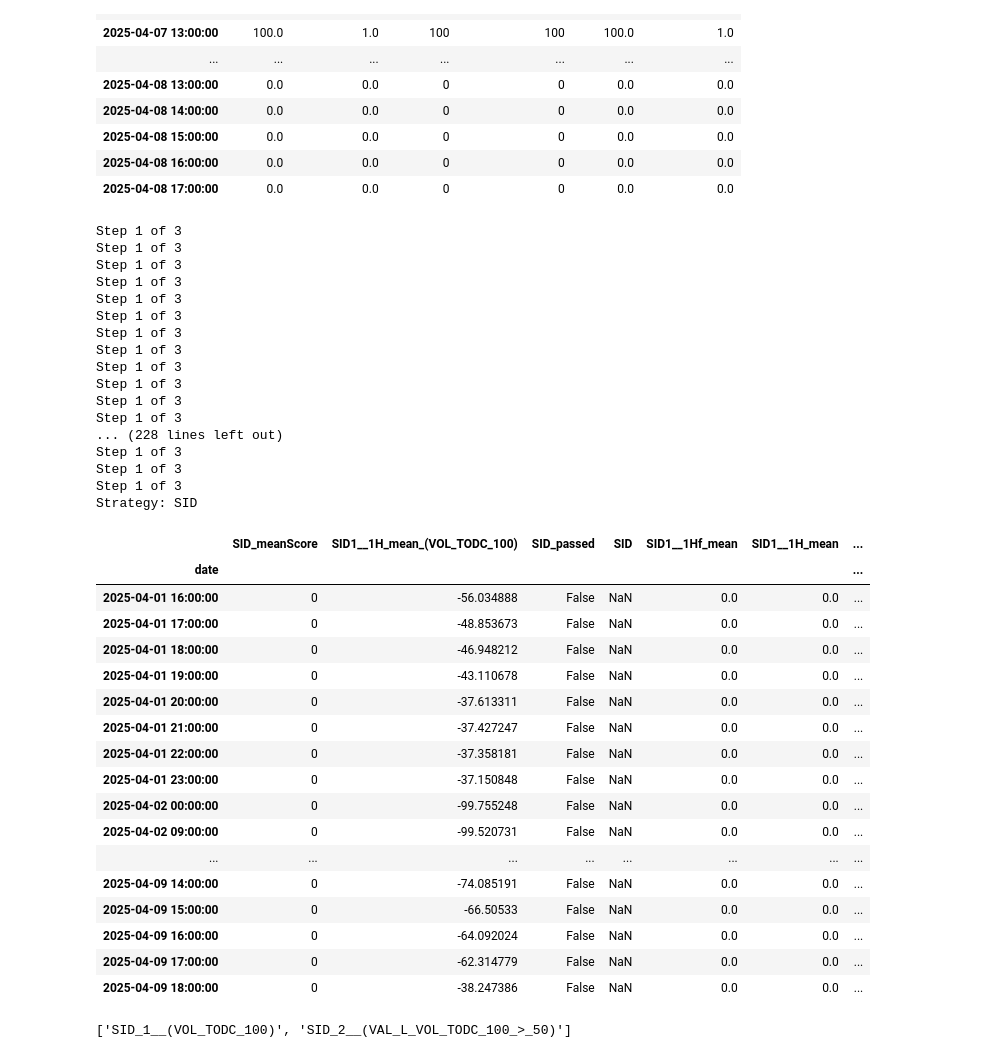
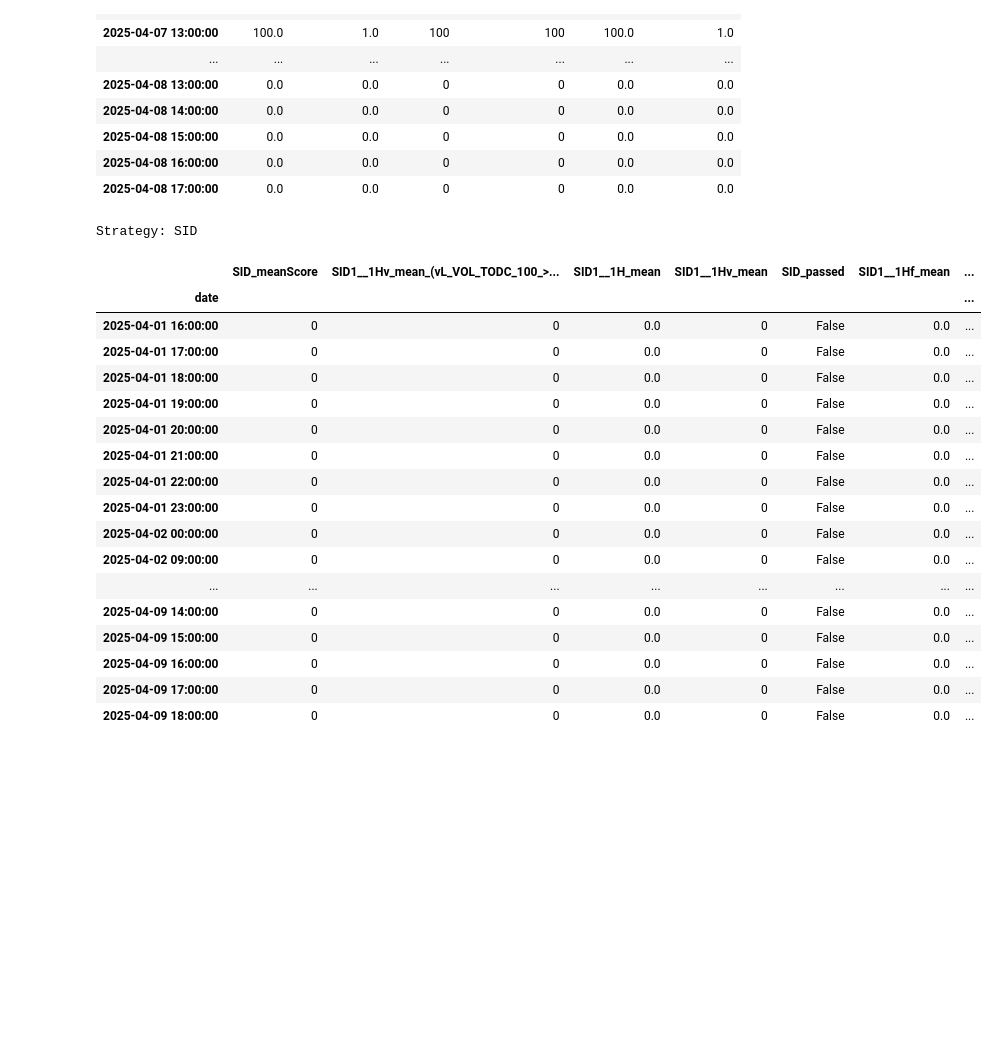
Before and after one commit to Design-01/stockbot_4, a Jupyter notebook: TEST_StockX.ipynb, the cells around one changed output. Saved outputs shown, nothing was run; the diff lists cells and outputs as text; code cells hidden in the pictures; blank space fills up the shorter version.

Commit message:
Class Strategies now interatged.  Its chartArgs not yet working

```diff
--- a/TEST_StockX.ipynb
+++ b/TEST_StockX.ipynb
@@ -60,8 +60,8 @@ def RUN_DAILY(self, ls:str='', spy:object=None, isMarket:bool=False, displayChar
 
     self.set_ls(ls)
     if isMarket:
-        self.setup_frame('1 day', 'ohlcv', duration="200 D", endDateTime='now', isDayFrame=True,      taPresets=TAPresets1D(ls=self.ls, isSpy=True, lookBack=150))
-        self.setup_frame('1 hour', 'ohlcv', duration="15 D", endDateTime='now', isIntradayFrame=True, taPresets=TAPresets1H(ls=self.ls, isSpy=True, lookBack=150))
+        self.setup_frame('1 day', 'ohlcv', duration="200 D", endDateTime='now', isDayFrame=True,      taPresets=TAPresets1D(ls=self.ls, isSpy=True, lookBack=100))
+        self.setup_frame('1 hour', 'ohlcv', duration="15 D", endDateTime='now', isIntradayFrame=True, taPresets=TAPresets1H(ls=self.ls, isSpy=True, lookBack=100))
         self.frames['1 day'].run_ta()
         self.frames['1 hour'].run_ta()
 
@@ -406,7 +417,7 @@ class Strategy(MultiSignals):
         if self.passed > 0:
             self.reset(1) # reset the strategy if it has passed
 
-        self.rows += [{}]
+        self.rows += [{name:np.nan for name in self.names_base}]
 
         for i, step in enumerate(self.steps):
             step_num = i + 1
@@ -436,9 +447,6 @@ class Strategy(MultiSignals):
                         self.passed = True
                     else:
                         self.current_step += 1
-
-                else:
-                    break
 
         self.update_pct_complete()
         self.add_row_metrics()
@@ -478,72 +486,48 @@ class Strategy(MultiSignals):
             # Store the result with its index
             all_results.append((df.index[i], row_dict))
 
         # Now create a DataFrame with all possible columns
         results = pd.DataFrame(index=df.index, columns=list(all_columns))
 
         # Fill in the values
         for idx, row_dict in all_results:
             for col, val in row_dict.items():
                 results.loc[idx, col] = val
 
         return results
 
 #! TODO -- plot so each step can be viewed one ata a time.  Will maybe need to mask the chart df for this sepcial case
 ca = ChartArgs()
 
 prests = sx.get_frame('1 hour').taPresets
 strat = Strategy(name='SID').add_chart_args(ca.StratMeanScore, ca.StratPctComplete, ca.StratScores, ca.StratFails,  ca.StratSubItems)
 strat.add_step(scoreObj=prests.s_1H, failObj=prests.s_1H_fail, ifFailStartFromStep=1)
 strat.add_step(scoreObj=prests.sv_1H, failObj=prests.s_1H_fail, ifFailStartFromStep=1)
 strat.add_step(scoreObj=prests.sv_1H, failObj=prests.s_1H_fail, ifFailStartFromStep=1)
 
 strat.steps
 results = strat.compute_signals(sx.get_frame_data('1 hour'))
 print(f"Strategy: {strat.name}")
 # max rows
 pd.set_option('display.max_rows', 1000)
 display(results.round(2).tail(100))
 # %% [output]
-Step 1 of 3
-Step 1 of 3
-Step 1 of 3
-Step 1 of 3
-Step 1 of 3
-Step 1 of 3
-Step 1 of 3
-Step 1 of 3
-Step 1 of 3
-Step 1 of 3
-Step 1 of 3
-Step 1 of 3
-... (228 lines left out)
-Step 1 of 3
-Step 1 of 3
-Step 1 of 3
 Strategy: SID
-|  | SID_meanScore | SID1__1H_mean_(VOL_TODC_100) | SID_passed | SID | SID1__1Hf_mean | SID1__1H_mean | ... |
+|  | SID_meanScore | SID1__1Hv_mean_(vL_VOL_TODC_100_>... | SID1__1H_mean | SID1__1Hv_mean | SID_passed | SID1__1Hf_mean | ... |
 | date |  |  |  |  |  |  | ... |
-| 2025-04-01 16:00:00 | 0 | -56.034888 | False | NaN | 0.0 | 0.0 | ... |
-| 2025-04-01 17:00:00 | 0 | -48.853673 | False | NaN | 0.0 | 0.0 | ... |
-| 2025-04-01 18:00:00 | 0 | -46.948212 | False | NaN | 0.0 | 0.0 | ... |
-| 2025-04-01 19:00:00 | 0 | -43.110678 | False | NaN | 0.0 | 0.0 | ... |
-| 2025-04-01 20:00:00 | 0 | -37.613311 | False | NaN | 0.0 | 0.0 | ... |
-| 2025-04-01 21:00:00 | 0 | -37.427247 | False | NaN | 0.0 | 0.0 | ... |
-| 2025-04-01 22:00:00 | 0 | -37.358181 | False | NaN | 0.0 | 0.0 | ... |
-| 2025-04-01 23:00:00 | 0 | -37.150848 | False | NaN | 0.0 | 0.0 | ... |
-| 2025-04-02 00:00:00 | 0 | -99.755248 | False | NaN | 0.0 | 0.0 | ... |
-| 2025-04-02 09:00:00 | 0 | -99.520731 | False | NaN | 0.0 | 0.0 | ... |
+| 2025-04-01 16:00:00 | 0 | 0 | 0.0 | 0 | False | 0.0 | ... |
+| 2025-04-01 17:00:00 | 0 | 0 | 0.0 | 0 | False | 0.0 | ... |
+| 2025-04-01 18:00:00 | 0 | 0 | 0.0 | 0 | False | 0.0 | ... |
+| 2025-04-01 19:00:00 | 0 | 0 | 0.0 | 0 | False | 0.0 | ... |
+| 2025-04-01 20:00:00 | 0 | 0 | 0.0 | 0 | False | 0.0 | ... |
+| 2025-04-01 21:00:00 | 0 | 0 | 0.0 | 0 | False | 0.0 | ... |
+| 2025-04-01 22:00:00 | 0 | 0 | 0.0 | 0 | False | 0.0 | ... |
+| 2025-04-01 23:00:00 | 0 | 0 | 0.0 | 0 | False | 0.0 | ... |
+| 2025-04-02 00:00:00 | 0 | 0 | 0.0 | 0 | False | 0.0 | ... |
+| 2025-04-02 09:00:00 | 0 | 0 | 0.0 | 0 | False | 0.0 | ... |
 | ... | ... | ... | ... | ... | ... | ... | ... |
-| 2025-04-09 14:00:00 | 0 | -74.085191 | False | NaN | 0.0 | 0.0 | ... |
-| 2025-04-09 15:00:00 | 0 | -66.50533 | False | NaN | 0.0 | 0.0 | ... |
-| 2025-04-09 16:00:00 | 0 | -64.092024 | False | NaN | 0.0 | 0.0 | ... |
-| 2025-04-09 17:00:00 | 0 | -62.314779 | False | NaN | 0.0 | 0.0 | ... |
-| 2025-04-09 18:00:00 | 0 | -38.247386 | False | NaN | 0.0 | 0.0 | ... |
+| 2025-04-09 14:00:00 | 0 | 0 | 0.0 | 0 | False | 0.0 | ... |
+| 2025-04-09 15:00:00 | 0 | 0 | 0.0 | 0 | False | 0.0 | ... |
+| 2025-04-09 16:00:00 | 0 | 0 | 0.0 | 0 | False | 0.0 | ... |
+| 2025-04-09 17:00:00 | 0 | 0 | 0.0 | 0 | False | 0.0 | ... |
+| 2025-04-09 18:00:00 | 0 | 0 | 0.0 | 0 | False | 0.0 | ... |
-# %%
-names = ['A', 'B', 'C', 'D', 'E']
-new_names = [f"{name}_new" for name in names]
-new_names
-
-strat.chartArgs[4].columns
-# %% [output]
-['SID_1__(VOL_TODC_100)', 'SID_2__(VAL_L_VOL_TODC_100_>_50)']
```
Also changed, not shown: parts of 15 cells of this notebook, 3 other files.
